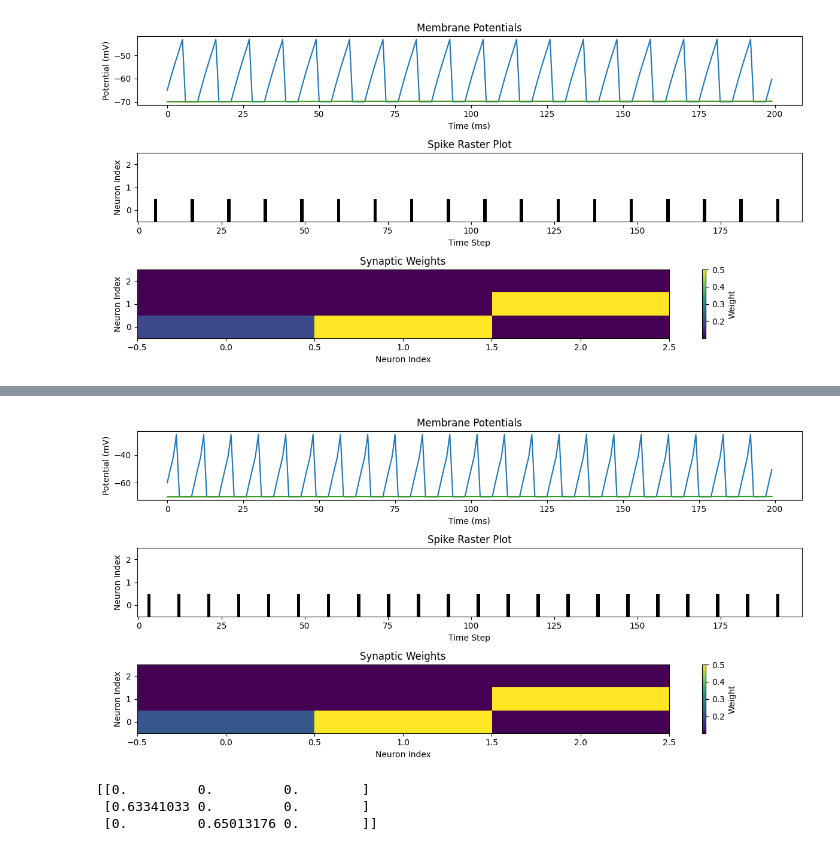
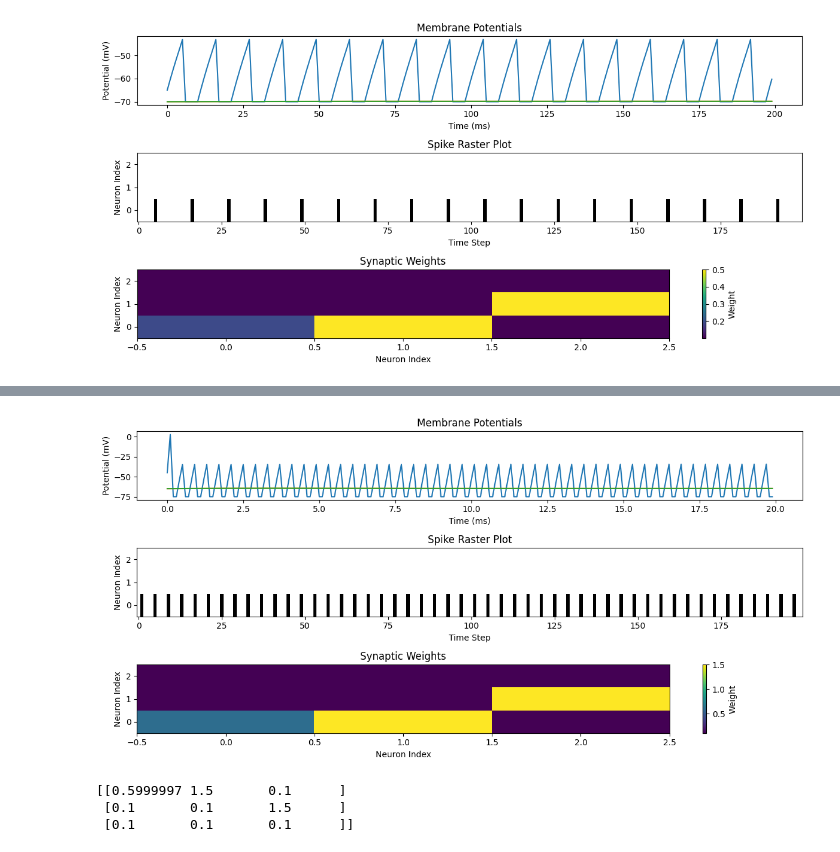
Before and after one commit to ivychad/NMC-Project, a Jupyter notebook: network.ipynb, the cells around one changed output, grey strips where cells are left out. Cells and saved outputs as stored; diff of their text form; code cells hidden in the pictures.

Commit message:
3 neuron test incomplete

```diff
--- a/network.ipynb
+++ b/network.ipynb
@@ -947,4 +1116,9 @@ plot_results(time, membrane_potentials, spikes, final_weights)
 # %%
+import jax
+import jax.numpy as jnp
+from jax import random, lax
+import matplotlib.pyplot as plt
+
 # AdEx neuron dynamics
 def adex_dynamics(state, neuron_params, inputs):
     """AdEx neuron dynamics with spiking and refractory period."""
@@ -982,7 +1156,7 @@ def update_weights(weights, pre_spikes, post_spikes, stdp_params):
     delta_w_plus = stdp_params["A_plus"] * pre_spikes[:, None] * post_spikes[None, :]
     delta_w_minus = stdp_params["A_minus"] * post_spikes[:, None] * pre_spikes[None, :]
     weights += delta_w_plus - delta_w_minus
-    return jnp.clip(weights, 0.1, 1.5)  # Adjust weight limits as needed
+    return jnp.clip(weights, 0.1, 1.5)
 
 # Network update function
 def network_update(carry, t, params):
@@ -1007,7 +1181,8 @@ def network_update(carry, t, params):
     )
 
     # Update weights
-    weights = update_weights(weights, pre_spikes, spiked, params["stdp"])
+    post_spikes = (spiked).astype(float)
+    weights = update_weights(weights, pre_spikes, post_spikes, params["stdp"])
 
     return (neuron_states, synapse_states, weights, key), (neuron_states[:, 0], spiked)
 
@@ -1019,11 +1194,11 @@ def simulate(T, dt, N, key, params, connectivity):
         jnp.zeros(N)
     ], axis=-1)
     synapse_states = jnp.zeros(N)
-    weights = jnp.array(connectivity) * 0.5
+    weights = jnp.array(connectivity) * 15
     carry = (neuron_states, synapse_states, weights, key)
     time_steps = jnp.arange(0, T, dt)
 
-    carry, outputs = scan(lambda carry, t: network_update(carry, t, params), carry, time_steps)
+    carry, outputs = lax.scan(lambda carry, t: network_update(carry, t, params), carry, time_steps)
     membrane_potentials, spikes = outputs
     return jnp.array(membrane_potentials).T, jnp.array(spikes).T, carry[2], time_steps
 
@@ -1038,38 +1213,61 @@ def plot_results(time, membrane_potentials, spikes, weights):
 
     plt.subplot(3, 1, 2)
     plt.imshow(spikes, aspect="auto", cmap="gray_r", origin="lower")
     plt.title("Spike Raster Plot")
     plt.xlabel("Time Step")
     plt.ylabel("Neuron Index")
 
     plt.subplot(3, 1, 3)
     plt.imshow(weights, aspect="auto", cmap="viridis", origin="lower")
     plt.title("Synaptic Weights")
     plt.xlabel("Neuron Index")
     plt.ylabel("Neuron Index")
     plt.colorbar(label="Weight")
     plt.tight_layout()
     plt.show()
 
 # Define the connectivity matrix
 N = 3
 connectivity = jnp.array([
     [0.0, 1.0, 0.0],  # Neuron 0 connects to Neuron 1
     [0.0, 0.0, 1.0],  # Neuron 1 connects to Neuron 2
     [0.0, 0.0, 0.0]   # Neuron 2 has no outgoing connections
 ])
 
 # Simulation parameters
 key = random.PRNGKey(42)
-T = 200  # Simulation time (ms)
-dt = 1.0  # Time step (ms)
+T = 20  # Simulation time (ms)
+dt = 0.1  # Time step (ms)
+
+# STDP parameters
+# STDP parameters
+stdp_params = {
+    "A_plus": 0.02,
+    "A_minus": 0.01,
+    "tau_syn": 20.0
+}
+
+
+# Neuron parameters
+neuron_params = {
+    "v_rest": -65.0,
+    "v_reset": -75.0,
+    "v_th": -55.0,
+    "delta_T": 2.0,
+    "a": 4.0,
+    "b": 10.0,
+    "tau_v": 10.0,
+    "tau_w": 100.0,
+    "refractory": 2.0
+}
+
 
 # Run the simulation
-membrane_potentials, spikes, final_weights, time = simulate(T, dt, N, key, params, connectivity)
+membrane_potentials, spikes, final_weights, time = simulate(T, dt, N, key, {"neuron": neuron_params, "synapse": stdp_params, "stdp": stdp_params}, connectivity)
 plot_results(time, membrane_potentials, spikes, final_weights)
-print(weights)
+print(final_weights)
 # %% [output]
-[figure, old version]
+[figure, new version]
-[[0.         0.         0.        ]
- [0.63341033 0.         0.        ]
- [0.         0.65013176 0.        ]]
+[[0.5999997 1.5       0.1      ]
+ [0.1       0.1       1.5      ]
+ [0.1       0.1       0.1      ]]
```
Also changed, not shown: parts of 2 cells of this notebook.
